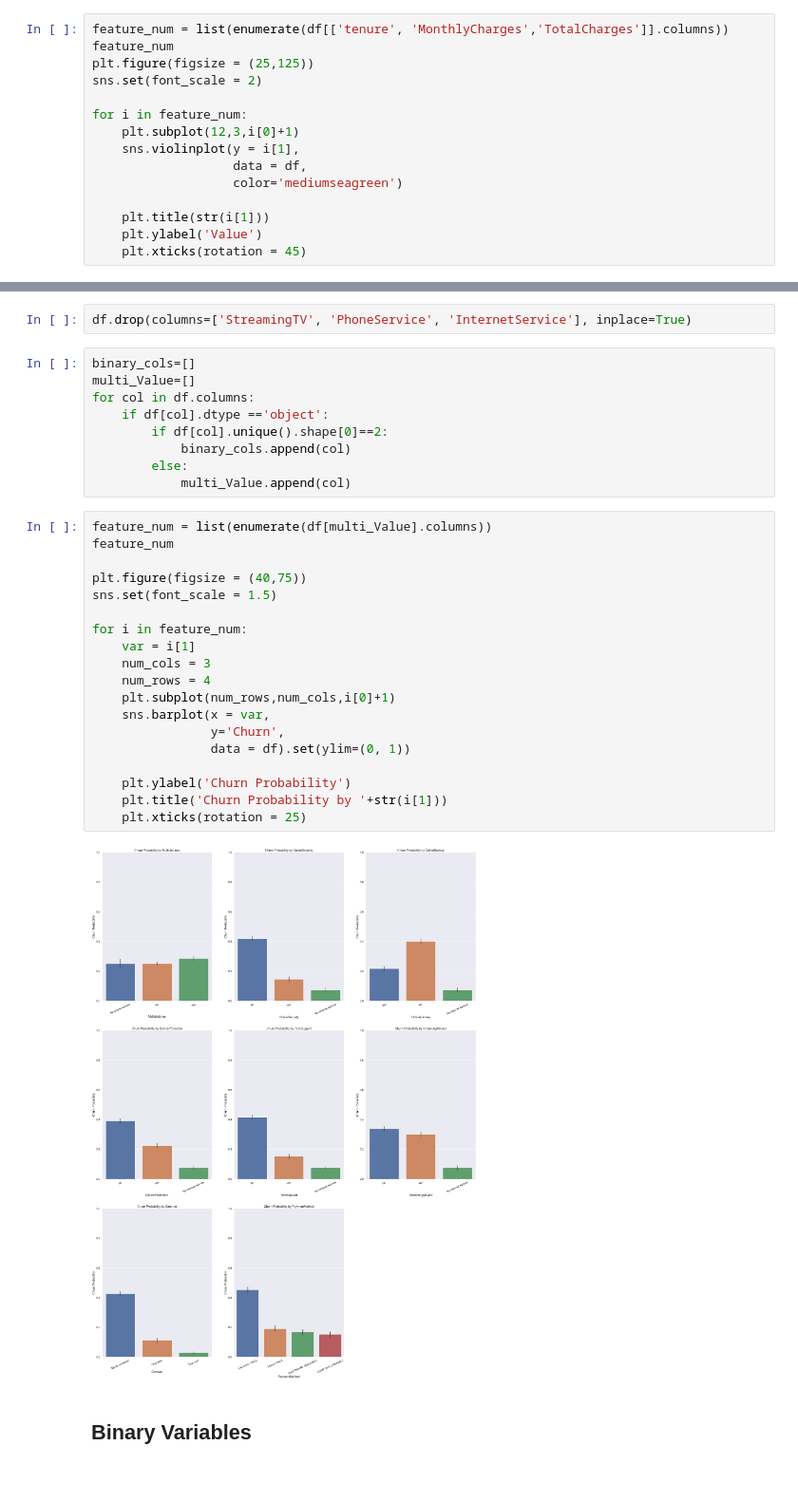
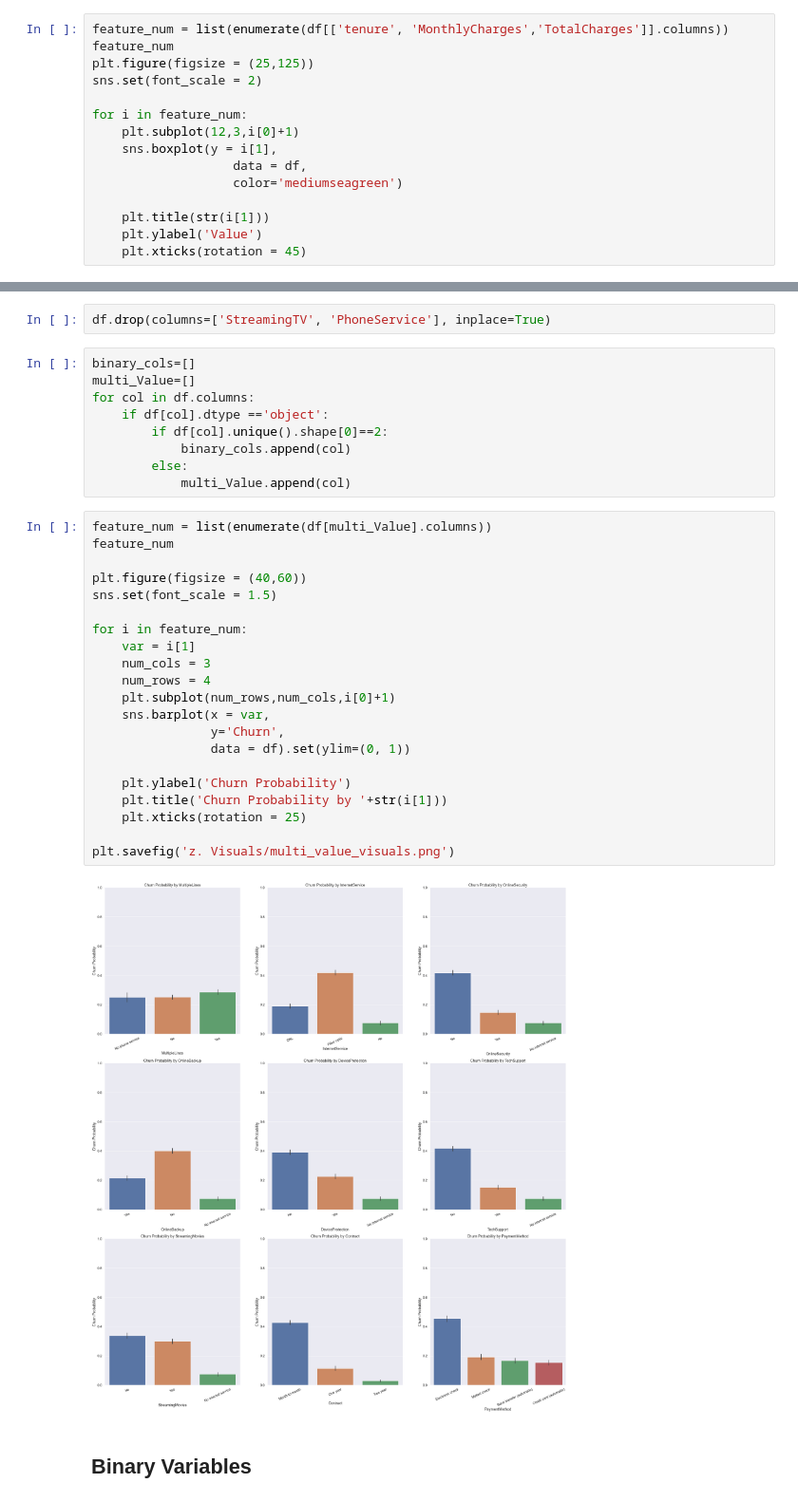
Before and after one commit to mdpurvis/04.-GitHub-Repository, a Jupyter notebook: Masters Business Analytics/BUA 6110/Final Project - Customer Churn/01 Customer Data - EDA.ipynb, the cells around one changed output, grey strips where cells are left out. Shown at 95% size. Cells and saved outputs as stored; diff of their text form.

```diff
--- a/Masters Business Analytics/BUA 6110/Final Project - Customer Churn/01 Customer Data - EDA.ipynb
+++ b/Masters Business Analytics/BUA 6110/Final Project - Customer Churn/01 Customer Data - EDA.ipynb
@@ -176,7 +176,7 @@ sns.set(font_scale = 2)
 
 for i in feature_num:
     plt.subplot(12,3,i[0]+1)
-    sns.violinplot(y = i[1],
+    sns.boxplot(y = i[1],
                    data = df,
                    color='mediumseagreen')
 
@@ -467,5 +361,5 @@ df.loc[df['SeniorCitizen']==1].describe(include='all')
 # %%
-df.drop(columns=['StreamingTV', 'PhoneService', 'InternetService'], inplace=True)
+df.drop(columns=['StreamingTV', 'PhoneService'], inplace=True)
 # %%
 binary_cols=[]
 multi_Value=[]
@@ -478,24 +372,26 @@ for col in df.columns:
 # %%
 feature_num = list(enumerate(df[multi_Value].columns))
 feature_num
 
-plt.figure(figsize = (40,75))
+plt.figure(figsize = (40,60))
 sns.set(font_scale = 1.5)
 
 for i in feature_num:
     var = i[1]
     num_cols = 3
     num_rows = 4
     plt.subplot(num_rows,num_cols,i[0]+1)
     sns.barplot(x = var,
                 y='Churn',
                 data = df).set(ylim=(0, 1))
 
     plt.ylabel('Churn Probability')
     plt.title('Churn Probability by '+str(i[1]))
     plt.xticks(rotation = 25)
+
+plt.savefig('z. Visuals/multi_value_visuals.png')
 # %% [output]
-[figure, old version]
+[figure, new version]
 # %% [markdown]
 ## Binary Variables
 # %%
```
Also changed, not shown: parts of 16 cells of this notebook, 17 other files.
